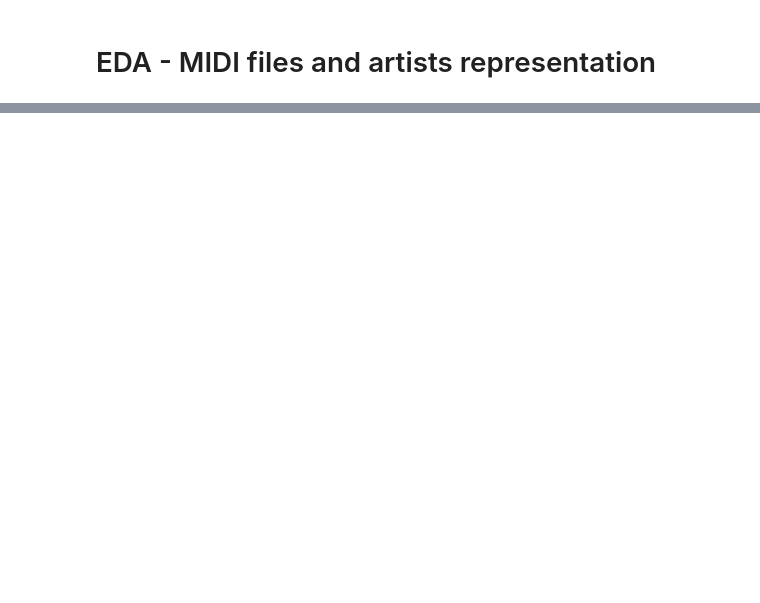
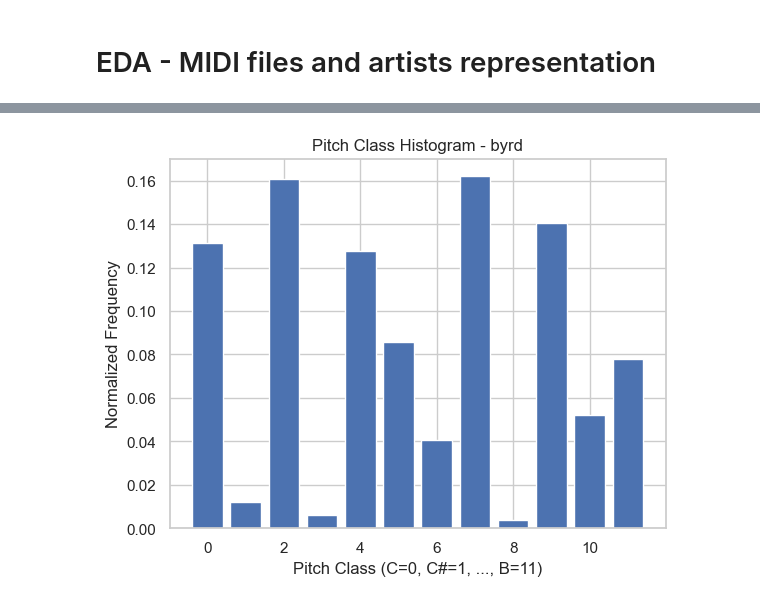
Before and after one commit to victorhg/aai511-final-project-group6, a Jupyter notebook: notebooks/EDA_informations.ipynb, the cells around one changed output, grey strips where cells are left out. Saved outputs shown, nothing was run; the diff lists cells and outputs as text; code cells hidden in the pictures; blank space fills up the shorter version.

```diff
--- a/notebooks/EDA_informations.ipynb
+++ b/notebooks/EDA_informations.ipynb
@@ -74,0 +136,17 @@ visualize_midi(midi_data)
+# %%
+import numpy as np
+
+# Aggregate for all MIDI files of an artist
+artist = 'byrd'
+pitch_class_hist = np.zeros(12)
+for midi in artist_midi_dict[artist]:
+    pitch_class_hist += get_pitch_class_histogram(midi)
+pitch_class_hist /= len(artist_midi_dict[artist])
+
+plt.bar(range(12), pitch_class_hist)
+plt.xlabel('Pitch Class (C=0, C#=1, ..., B=11)')
+plt.ylabel('Normalized Frequency')
+plt.title(f'Pitch Class Histogram - {artist}')
+plt.show()
+# %% [output]
+[figure, added]
```
Also changed, not shown: parts of 11 cells of this notebook.
